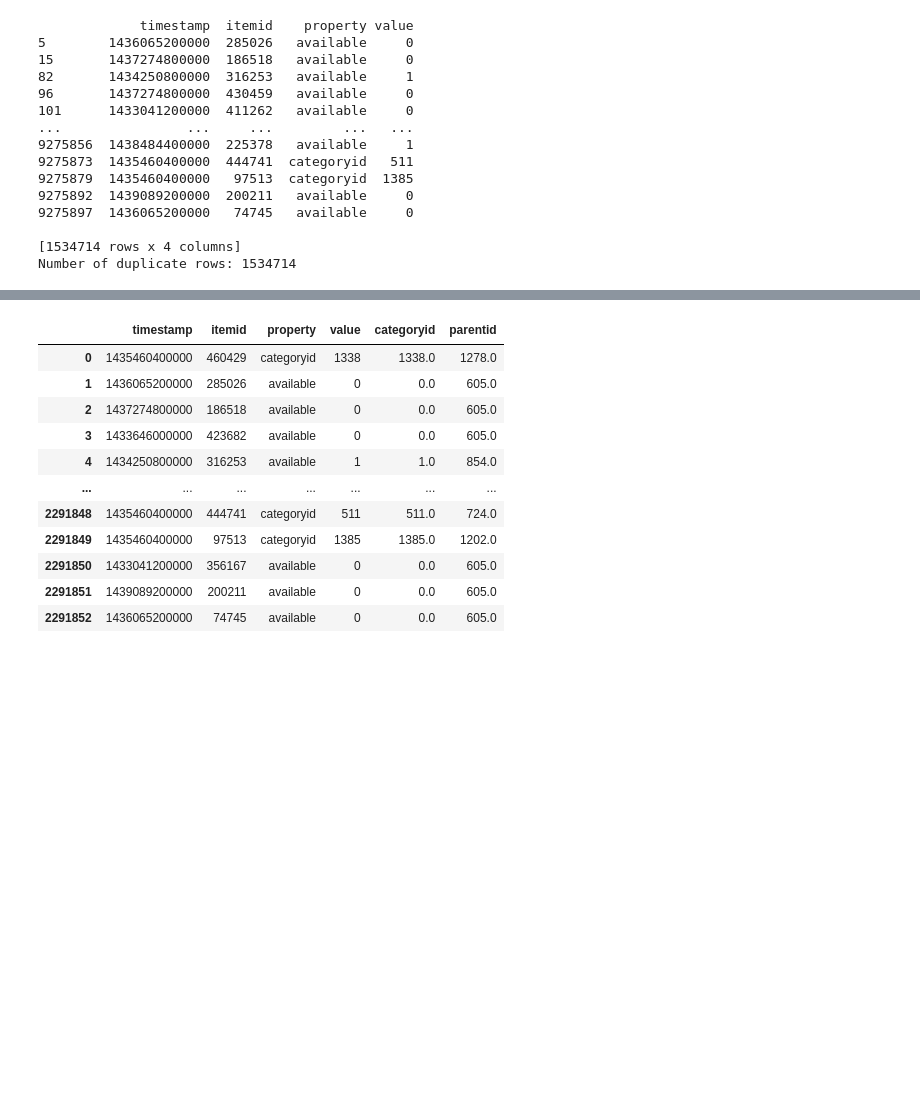
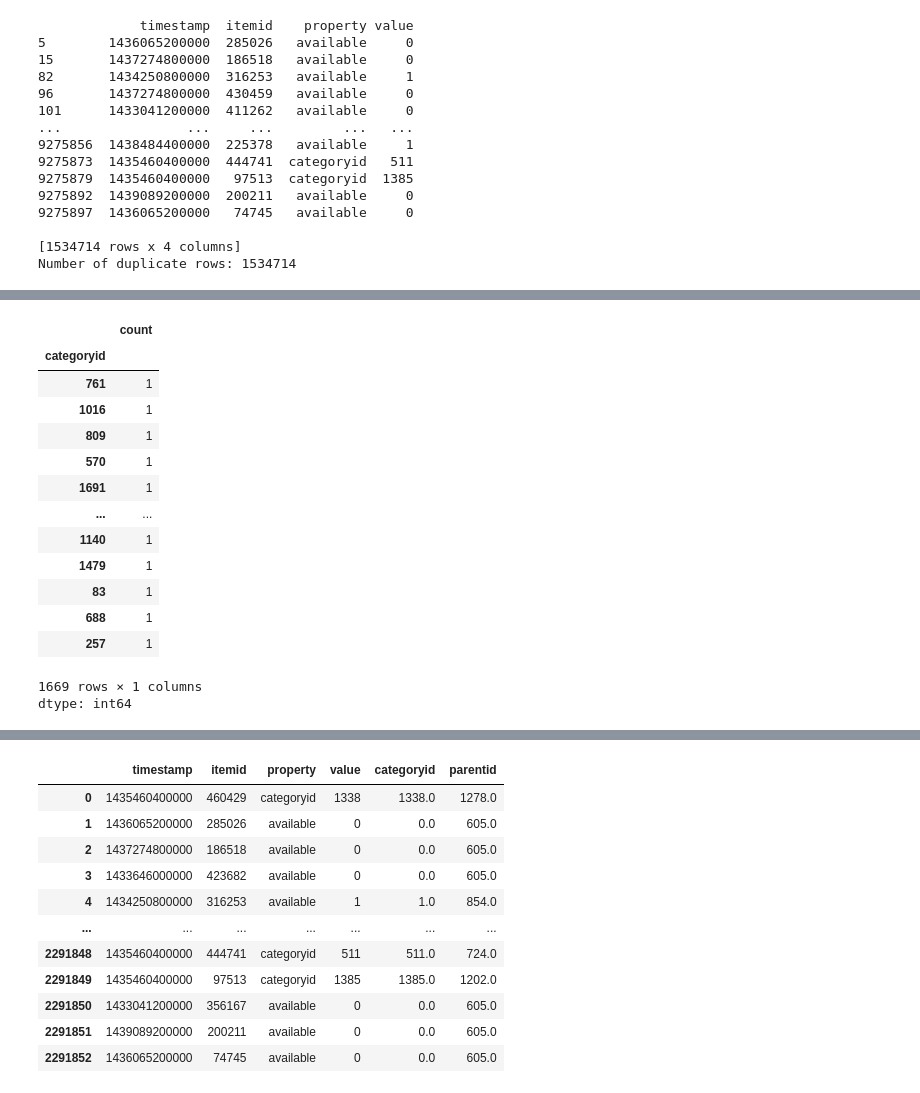
Before and after one commit to GinuraAdikari/InsightHive, a Jupyter notebook: MetaPath2Vec.ipynb, the cells around one changed output, grey strips where cells are left out. Drawn from its saved outputs; the diff is of its cells as text; code cells hidden in the pictures; blank space fills up the shorter version.

```diff
--- a/MetaPath2Vec.ipynb
+++ b/MetaPath2Vec.ipynb
@@ -249,4 +197,22 @@ category_tree['parentid'].value_counts()
 362 rows × 1 columns
 dtype: int64
+# %%
+category_tree['categoryid'].value_counts()
+# %% [output]
+|  | count |
+| categoryid |  |
+| 761 | 1 |
+| 1016 | 1 |
+| 809 | 1 |
+| 570 | 1 |
+| 1691 | 1 |
+| ... | ... |
+| 1140 | 1 |
+| 1479 | 1 |
+| 83 | 1 |
+| 688 | 1 |
+| 257 | 1 |
+1669 rows × 1 columns
+dtype: int64
 # %%
 filtered_items['value'].value_counts()
```
Also changed, not shown: parts of 38 cells of this notebook.
